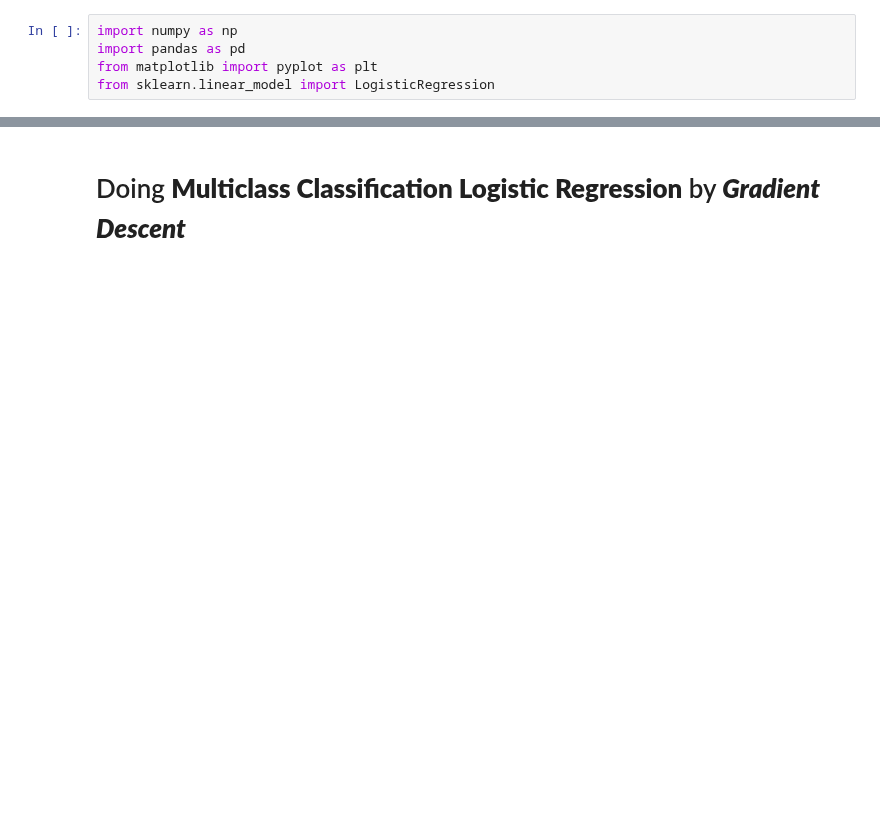
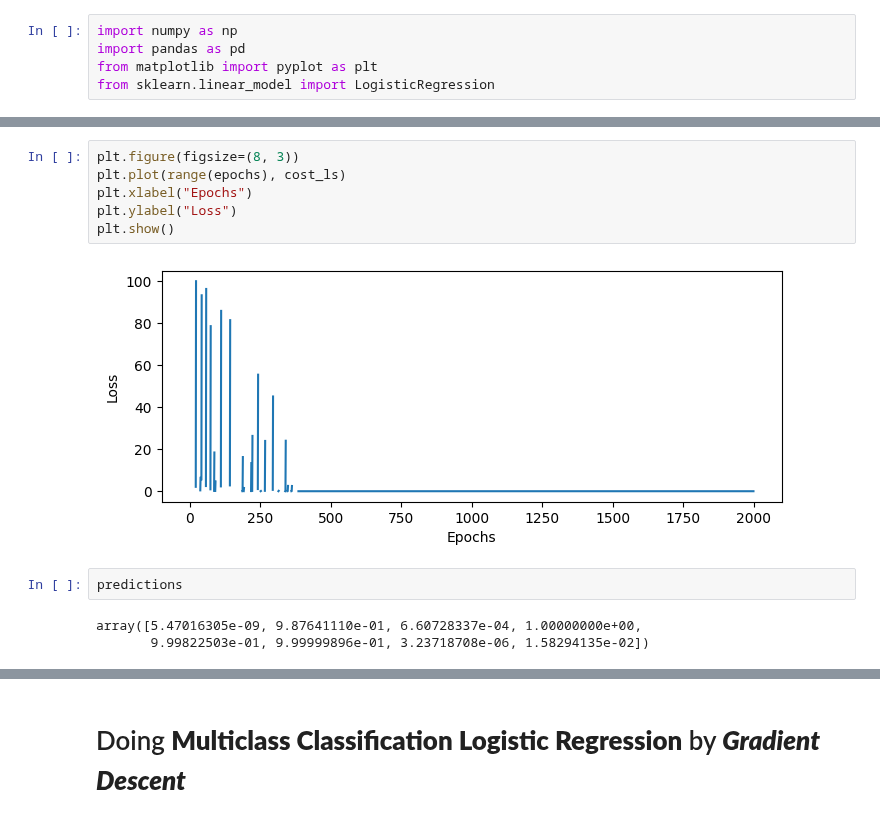
Before and after one commit to albertodavincishekhawat/BasicMachineLearning, a Jupyter notebook: 3.GradiantDescent.ipynb, the cells around one changed output, grey strips where cells are left out. Drawn from its saved outputs; the diff is of its cells as text; blank space fills up the shorter version.

```diff
--- a/3.GradiantDescent.ipynb
+++ b/3.GradiantDescent.ipynb
@@ -136,0 +166,13 @@ NameError: name 'prediction' is not defined
+# %%
+plt.figure(figsize=(8, 3))
+plt.plot(range(epochs), cost_ls)
+plt.xlabel("Epochs")
+plt.ylabel("Loss")
+plt.show()
+# %% [output]
+[figure, added]
+# %%
+predictions
+# %% [output]
+array([5.47016305e-09, 9.87641110e-01, 6.60728337e-04, 1.00000000e+00,
+       9.99822503e-01, 9.99999896e-01, 3.23718708e-06, 1.58294135e-02])
```
Also changed, not shown: parts of 19 cells of this notebook, 1 other file.
